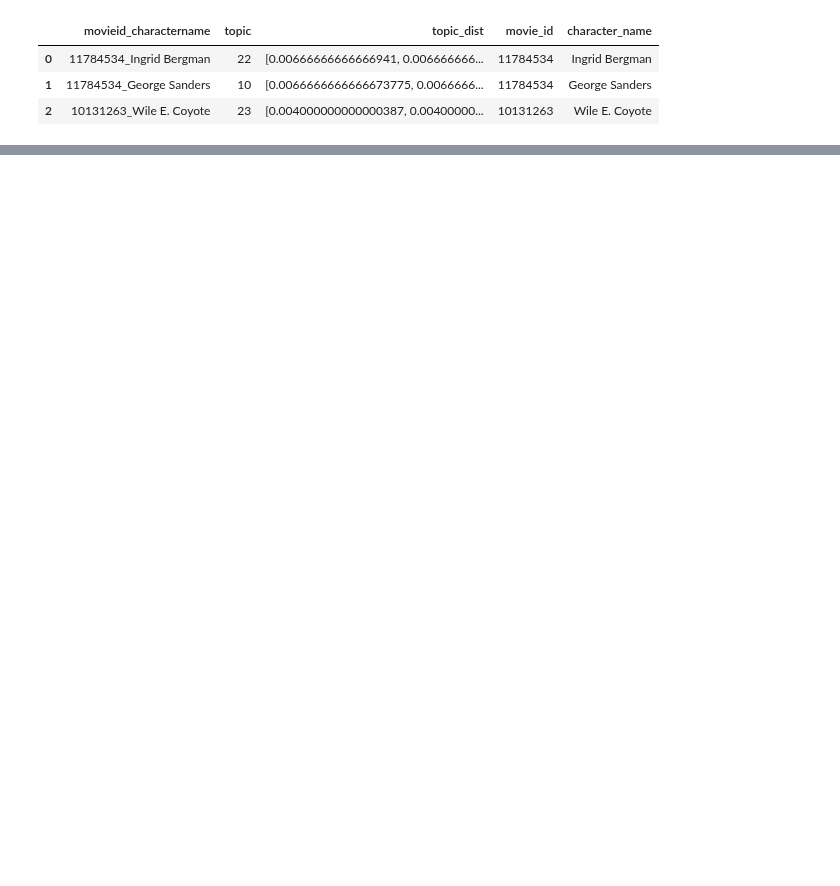
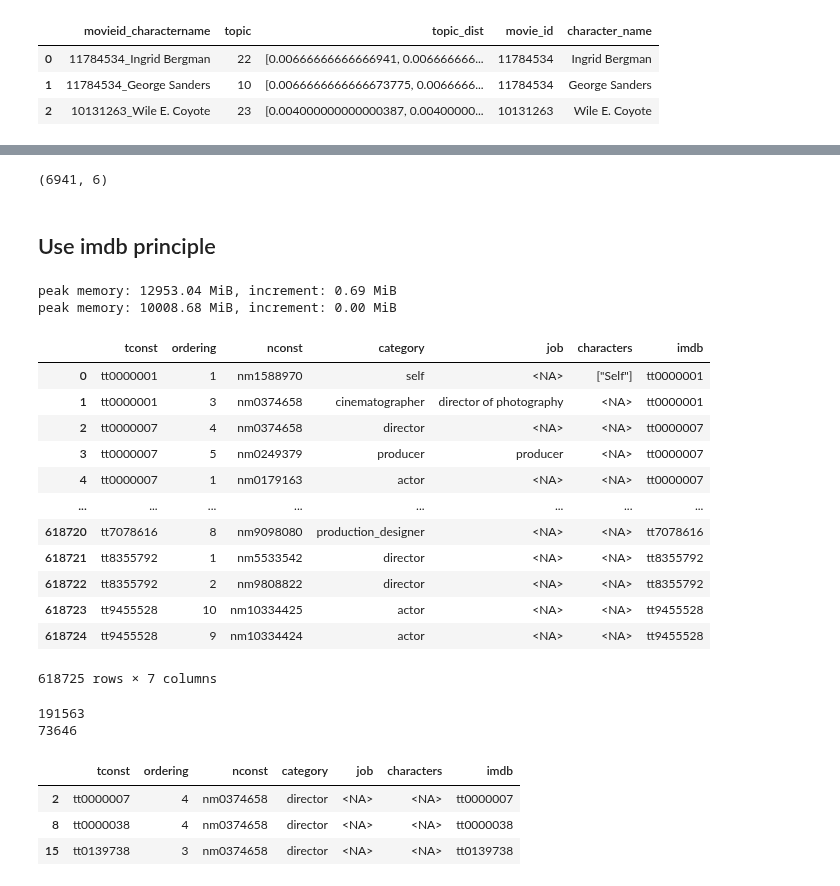
Before and after one commit to epfl-ada/ada-2023-project-crunchychicken, a Jupyter notebook: pipelines/Annotations to Personas (2023) _update.ipynb, the cells around one changed output, grey strips where cells are left out. Cells and saved outputs as stored; diff of their text form; code cells hidden in the pictures; blank space fills up the shorter version.

```diff
--- a/pipelines/Annotations to Personas (2023) _update.ipynb
+++ b/pipelines/Annotations to Personas (2023) _update.ipynb
@@ -543,0 +580,73 @@ cmu_characters_movie_imdb.head(3)
+# %%
+character_movie_directors_group.shape
+# %% [output]
+(6941, 6)
+# %% [markdown]
+## Use imdb principle
+# %%
+imdb_people = read_dataframe(name='imdb/names')
+imdb_principals = read_dataframe(name='imdb/principals')
+# %%
+mapping_02 = read_dataframe(name='mapping_freebase_imdb')
+imdb_people_exploded = imdb_people.copy()
+imdb_people_exploded['knownForTitles'] = imdb_people['knownForTitles'].str.split(',')
+imdb_people_exploded = imdb_people_exploded.explode(['knownForTitles'])
+
+
+merged_ipe = pd.merge(imdb_people_exploded, mapping_02, how='inner', left_on='knownForTitles', right_on='imdb')
+unique_matched_persons = merged_ipe.drop_duplicates(subset='nconst', keep='first')
+
+matched_imdb_people = pd.merge(imdb_people, unique_matched_persons[['nconst']], on='nconst', how='inner')
+len(matched_imdb_people)
+# %%
+# !pip install memory_profiler
+# install and load memory_profiler to use %memit, use %whos to see what's in memory
+%reload_ext memory_profiler
+%memit
+import gc
+
+del imdb_people
+del imdb_principals
+del imdb_people_exploded
+del imdb_crew
+del imdb_crew_exploded
+# del imdb_crew
+# del bags_df
+# del lda
+
+
+gc.collect()
+%memit
+# %% [output]
+peak memory: 12953.04 MiB, increment: 0.69 MiB
+peak memory: 10008.68 MiB, increment: 0.00 MiB
+# %%
+tmp_principal_people = pd.merge(imdb_principals, matched_imdb_people[['nconst']], on='nconst', how='inner')
+matched_principal_people = pd.merge(tmp_principal_people,mapping_02[['imdb']],left_on='tconst',right_on='imdb',how='inner')
+display(matched_principal_people)
+print(matched_principal_people['nconst'].nunique())
+print(matched_principal_people['tconst'].nunique())
+# %% [output]
+|  | tconst | ordering | nconst | category | job | characters | imdb |
+| 0 | tt0000001 | 1 | nm1588970 | self | <NA> | ["Self"] | tt0000001 |
+| 1 | tt0000001 | 3 | nm0374658 | cinematographer | director of photography | <NA> | tt0000001 |
+| 2 | tt0000007 | 4 | nm0374658 | director | <NA> | <NA> | tt0000007 |
+| 3 | tt0000007 | 5 | nm0249379 | producer | producer | <NA> | tt0000007 |
+| 4 | tt0000007 | 1 | nm0179163 | actor | <NA> | <NA> | tt0000007 |
+| ... | ... | ... | ... | ... | ... | ... | ... |
+| 618720 | tt7078616 | 8 | nm9098080 | production_designer | <NA> | <NA> | tt7078616 |
+| 618721 | tt8355792 | 1 | nm5533542 | director | <NA> | <NA> | tt8355792 |
+| 618722 | tt8355792 | 2 | nm9808822 | director | <NA> | <NA> | tt8355792 |
+| 618723 | tt9455528 | 10 | nm10334425 | actor | <NA> | <NA> | tt9455528 |
+| 618724 | tt9455528 | 9 | nm10334424 | actor | <NA> | <NA> | tt9455528 |
+618725 rows × 7 columns
+191563
+73646
+# %%
+directors_df = matched_principal_people[matched_principal_people['category'] == 'director']
+directors_df.head(3)
+# %% [output]
+|  | tconst | ordering | nconst | category | job | characters | imdb |
+| 2 | tt0000007 | 4 | nm0374658 | director | <NA> | <NA> | tt0000007 |
+| 8 | tt0000038 | 4 | nm0374658 | director | <NA> | <NA> | tt0000038 |
+| 15 | tt0139738 | 3 | nm0374658 | director | <NA> | <NA> | tt0139738 |
```
Also changed, not shown: parts of 19 cells of this notebook.
